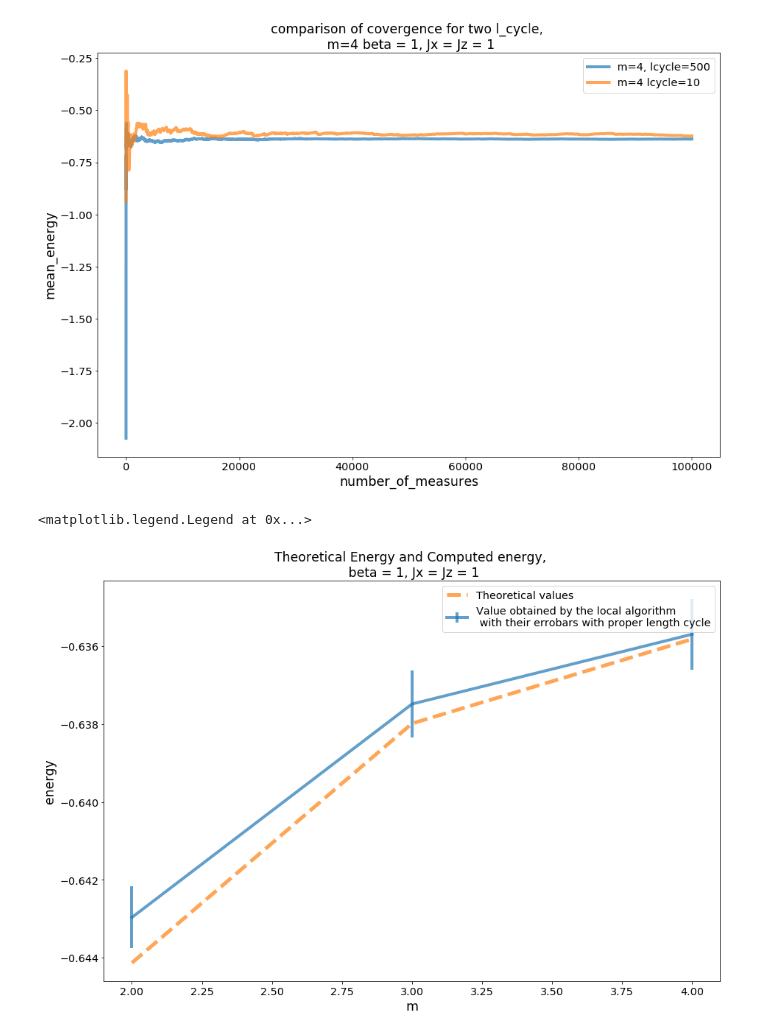
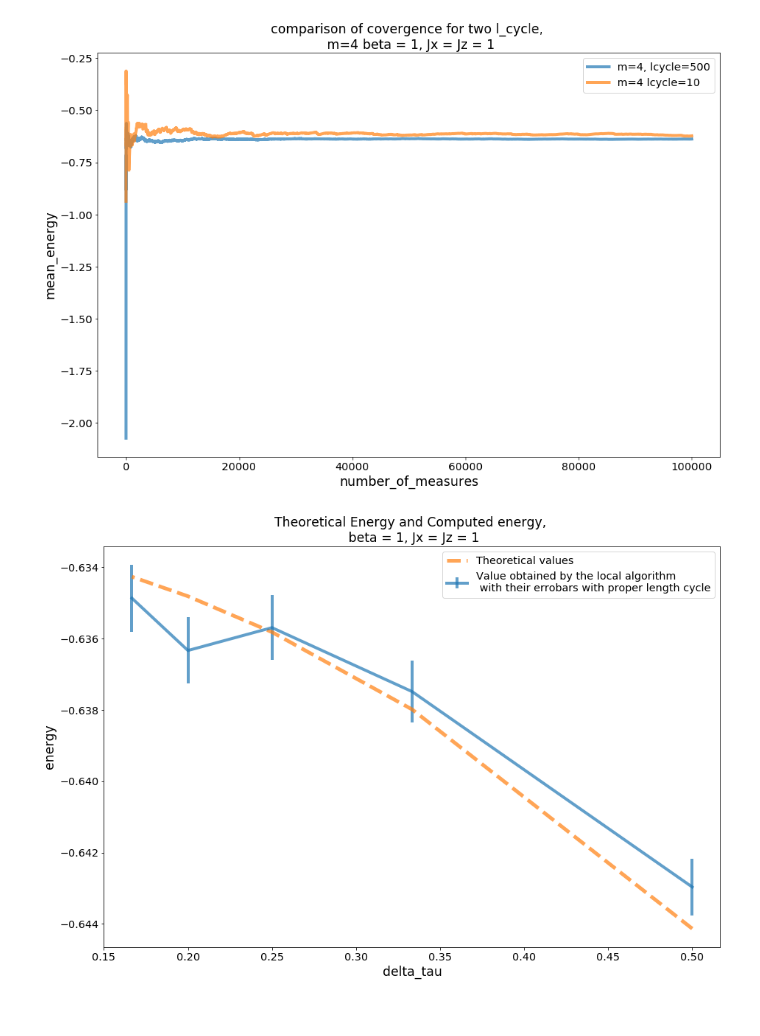
Before and after one commit to barthelemymp/Quantum_MC, a Jupyter notebook: results/local_result.ipynb, the cells around one changed output. Saved outputs shown, nothing was run; the diff lists cells and outputs as text; code cells hidden in the pictures.

```diff
--- a/results/local_result.ipynb
+++ b/results/local_result.ipynb
@@ -472,41 +472,46 @@ plt.savefig('lcyclecomp.png')
 e2mil = np.load("C:/Users/bmeyn/Documents/Polytechnique/PHY/PHY571/Quantum_MC/structure_code/m2_dt0,5_ns4_jx1_jz1_lc10_mil.npy")
 e3mil = np.load("C:/Users/bmeyn/Documents/Polytechnique/PHY/PHY571/Quantum_MC/structure_code/m3_dt0,33_ns4_jx1_jz1_lc10_mil.npy")
 e4mil = np.load("C:/Users/bmeyn/Documents/Polytechnique/PHY/PHY571/Quantum_MC/structure_code/m4_dt0,25_ns4_jx1_jz1_lc10_mil.npy")
+e5mil = np.load("C:/Users/bmeyn/Documents/Polytechnique/PHY/PHY571/Quantum_MC/structure_code/m5_dt0,5_ns4_jx1_jz1_lc10_mil.npy")
+e6mil = np.load("C:/Users/bmeyn/Documents/Polytechnique/PHY/PHY571/Quantum_MC/structure_code/m6_dt0,16_ns4_jx1_jz1_lc10_mil.npy")
 # %%
 
 fig = plt.figure(figsize = (15,10))
 
-x_m = np.array(range(2,5))
+x_m = np.array(range(2,7))
 x_dtau = 1/x_m
 
 
 en_moy2mil = np.mean(e2mil)
 std2mil = np.std(e2mil)/np.sqrt(len(e2mil))
 en_moy3mil = np.mean(e3mil)
 std3mil = np.std(e3mil)/np.sqrt(len(e3mil))
 en_moy4mil = np.mean(e4mil)
 std4mil = np.std(e4mil)/np.sqrt(len(e4mil))
+en_moy5mil = np.mean(e5mil)
+std5mil = np.std(e5mil)/np.sqrt(len(e5mil))
+en_moy6mil = np.mean(e6mil)
+std6mil = np.std(e6mil)/np.sqrt(len(e6mil))
 
 
-yad = [en_moy2mil,en_moy3mil,en_moy4mil]
-yerrad = [std2mil,std3mil,std4mil]
+yad = [en_moy2mil,en_moy3mil,en_moy4mil,en_moy5mil,en_moy6mil]
+yerrad = [std2mil,std3mil,std4mil,std5mil,std6mil]
 y_th = [-0.6441313582220639,-0.6379854264354882, -0.6358187647957938,
-        ]
+        -0.6348132236310546, -0.6342662966111773]
 
-plt.xlabel('m', fontsize = 'xx-large')
+plt.xlabel('delta_tau', fontsize = 'xx-large')
 plt.ylabel('energy', fontsize = 'xx-large')
 plt.xticks(fontsize = 'x-large')
 plt.yticks(fontsize = 'x-large')
 plt.title('Theoretical Energy and Computed energy, \n beta = 1, Jx = Jz = 1', fontsize = 'xx-large')
 
-plt.errorbar(x_m, yad, yerr = yerrad, label = 'Value obtained by the local algorithm \n with their errobars with proper length cycle',
+plt.errorbar(x_dtau, yad, yerr = yerrad, label = 'Value obtained by the local algorithm \n with their errobars with proper length cycle',
              lw = 4, alpha = 0.7)
-plt.plot(x_m, y_th, '--', label = 'Theoretical values',
+plt.plot(x_dtau, y_th, '--', label = 'Theoretical values',
           lw = 5, alpha = 0.7)
 
 plt.legend(loc = 0, fontsize = 'x-large')
 
-#plt.savefig('ThvsComp_x=z=1_m2-6_adjusted.png')
+plt.savefig('ThvsComp_x=z=1_m2-6_mil.png')
 # %% [output]
-<matplotlib.legend.Legend at 0x...>
-[figure, old version]
+[figure, new version]
```
Also changed, not shown: parts of 2 cells of this notebook, 4 other files.
